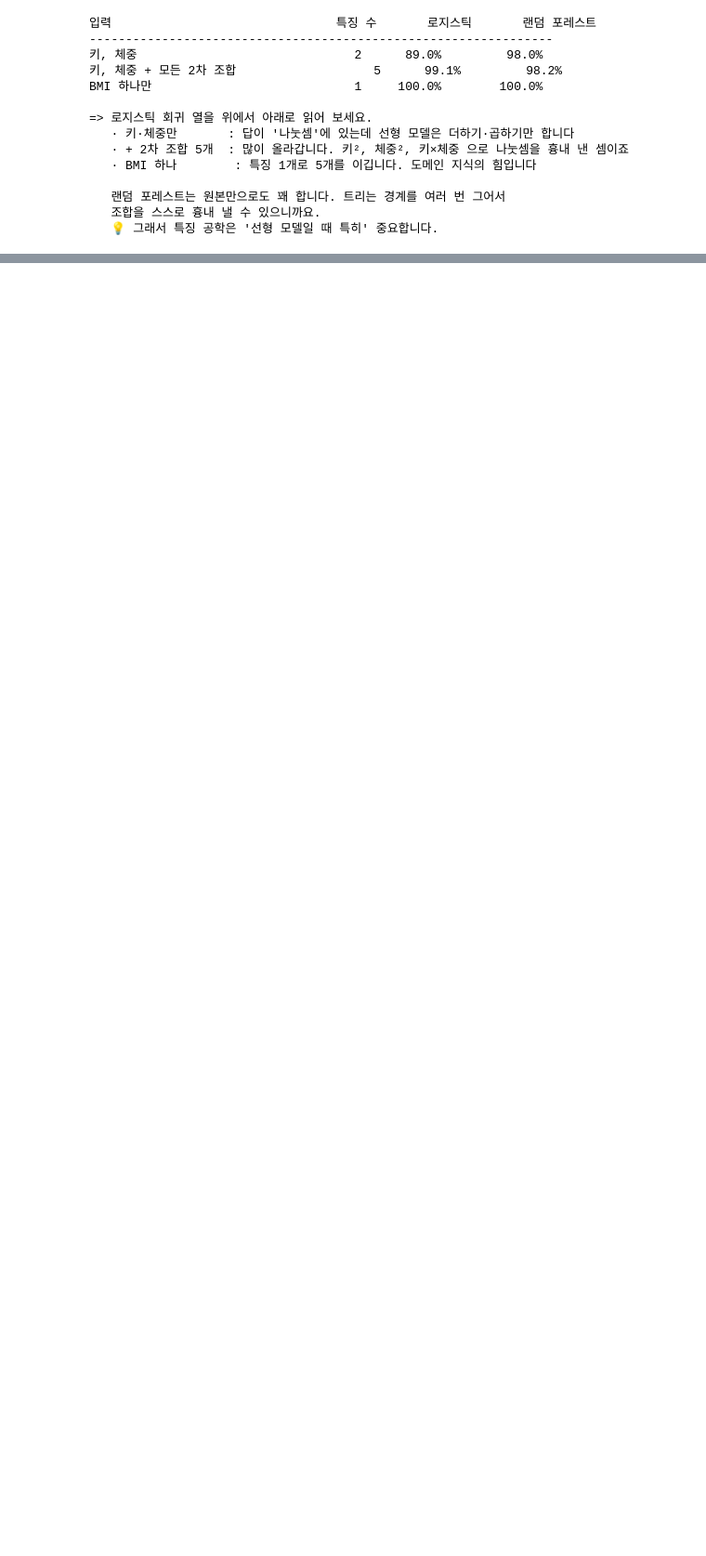
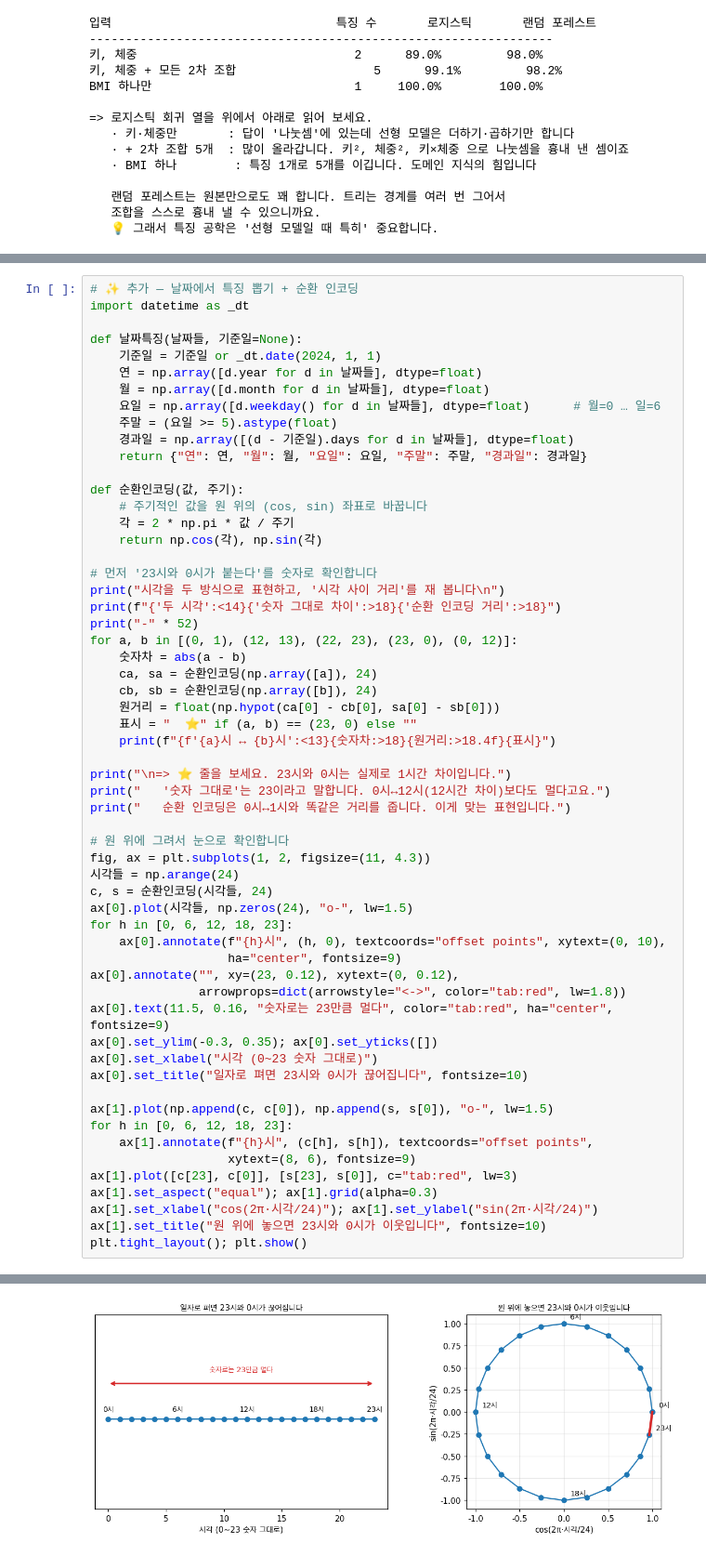
Before and after one commit to gyulrangdev/study-gyul, a Jupyter notebook: ai/ai-engineering-from-scratch-study/phase2/08-feature-engineering.ipynb, the cells around one changed output, grey strips where cells are left out. Shown at 93% size. Saved outputs shown, nothing was run; the diff lists cells and outputs as text; blank space fills up the shorter version.

```diff
--- a/ai/ai-engineering-from-scratch-study/phase2/08-feature-engineering.ipynb
+++ b/ai/ai-engineering-from-scratch-study/phase2/08-feature-engineering.ipynb
@@ -1308,0 +1509,59 @@ BMI 하나만                            1     100.0%        100.0%
+# %%
+# ✨ 추가 — 날짜에서 특징 뽑기 + 순환 인코딩
+import datetime as _dt
+
+def 날짜특징(날짜들, 기준일=None):
+    기준일 = 기준일 or _dt.date(2024, 1, 1)
+    연 = np.array([d.year for d in 날짜들], dtype=float)
+    월 = np.array([d.month for d in 날짜들], dtype=float)
+    요일 = np.array([d.weekday() for d in 날짜들], dtype=float)      # 월=0 … 일=6
+    주말 = (요일 >= 5).astype(float)
+    경과일 = np.array([(d - 기준일).days for d in 날짜들], dtype=float)
+    return {"연": 연, "월": 월, "요일": 요일, "주말": 주말, "경과일": 경과일}
+
+def 순환인코딩(값, 주기):
+    # 주기적인 값을 원 위의 (cos, sin) 좌표로 바꿉니다
+    각 = 2 * np.pi * 값 / 주기
+    return np.cos(각), np.sin(각)
+
+# 먼저 '23시와 0시가 붙는다'를 숫자로 확인합니다
+print("시각을 두 방식으로 표현하고, '시각 사이 거리'를 재 봅니다\n")
+print(f"{'두 시각':<14}{'숫자 그대로 차이':>18}{'순환 인코딩 거리':>18}")
+print("-" * 52)
+for a, b in [(0, 1), (12, 13), (22, 23), (23, 0), (0, 12)]:
+    숫자차 = abs(a - b)
+    ca, sa = 순환인코딩(np.array([a]), 24)
+    cb, sb = 순환인코딩(np.array([b]), 24)
+    원거리 = float(np.hypot(ca[0] - cb[0], sa[0] - sb[0]))
+    표시 = "  ⭐" if (a, b) == (23, 0) else ""
+    print(f"{f'{a}시 ↔ {b}시':<13}{숫자차:>18}{원거리:>18.4f}{표시}")
+
+print("\n=> ⭐ 줄을 보세요. 23시와 0시는 실제로 1시간 차이입니다.")
+print("   '숫자 그대로'는 23이라고 말합니다. 0시↔12시(12시간 차이)보다도 멀다고요.")
+print("   순환 인코딩은 0시↔1시와 똑같은 거리를 줍니다. 이게 맞는 표현입니다.")
+
+# 원 위에 그려서 눈으로 확인합니다
+fig, ax = plt.subplots(1, 2, figsize=(11, 4.3))
+시각들 = np.arange(24)
+c, s = 순환인코딩(시각들, 24)
+ax[0].plot(시각들, np.zeros(24), "o-", lw=1.5)
+for h in [0, 6, 12, 18, 23]:
+    ax[0].annotate(f"{h}시", (h, 0), textcoords="offset points", xytext=(0, 10),
+                   ha="center", fontsize=9)
+ax[0].annotate("", xy=(23, 0.12), xytext=(0, 0.12),
+               arrowprops=dict(arrowstyle="<->", color="tab:red", lw=1.8))
+ax[0].text(11.5, 0.16, "숫자로는 23만큼 멀다", color="tab:red", ha="center", fontsize=9)
+ax[0].set_ylim(-0.3, 0.35); ax[0].set_yticks([])
+ax[0].set_xlabel("시각 (0~23 숫자 그대로)")
+ax[0].set_title("일자로 펴면 23시와 0시가 끊어집니다", fontsize=10)
+
+ax[1].plot(np.append(c, c[0]), np.append(s, s[0]), "o-", lw=1.5)
+for h in [0, 6, 12, 18, 23]:
+    ax[1].annotate(f"{h}시", (c[h], s[h]), textcoords="offset points",
+                   xytext=(8, 6), fontsize=9)
+ax[1].plot([c[23], c[0]], [s[23], s[0]], c="tab:red", lw=3)
+ax[1].set_aspect("equal"); ax[1].grid(alpha=0.3)
+ax[1].set_xlabel("cos(2π·시각/24)"); ax[1].set_ylabel("sin(2π·시각/24)")
+ax[1].set_title("원 위에 놓으면 23시와 0시가 이웃입니다", fontsize=10)
+plt.tight_layout(); plt.show()
+# %% [output]
@@ -1308,0 +1581 @@ BMI 하나만                            1     100.0%        100.0%
+[figure, added]
```
Also changed, not shown: parts of 12 cells of this notebook, 1 other file.
